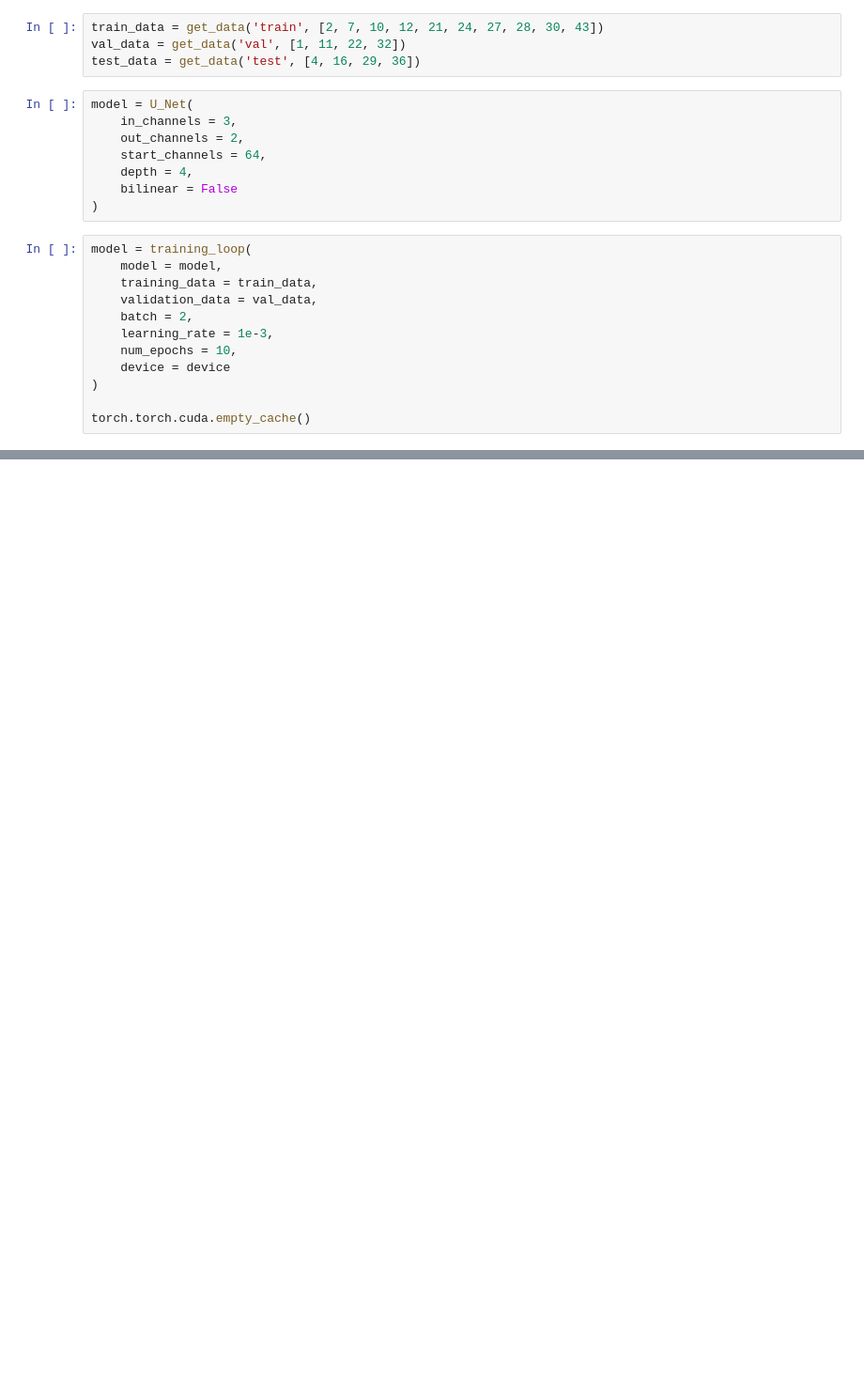
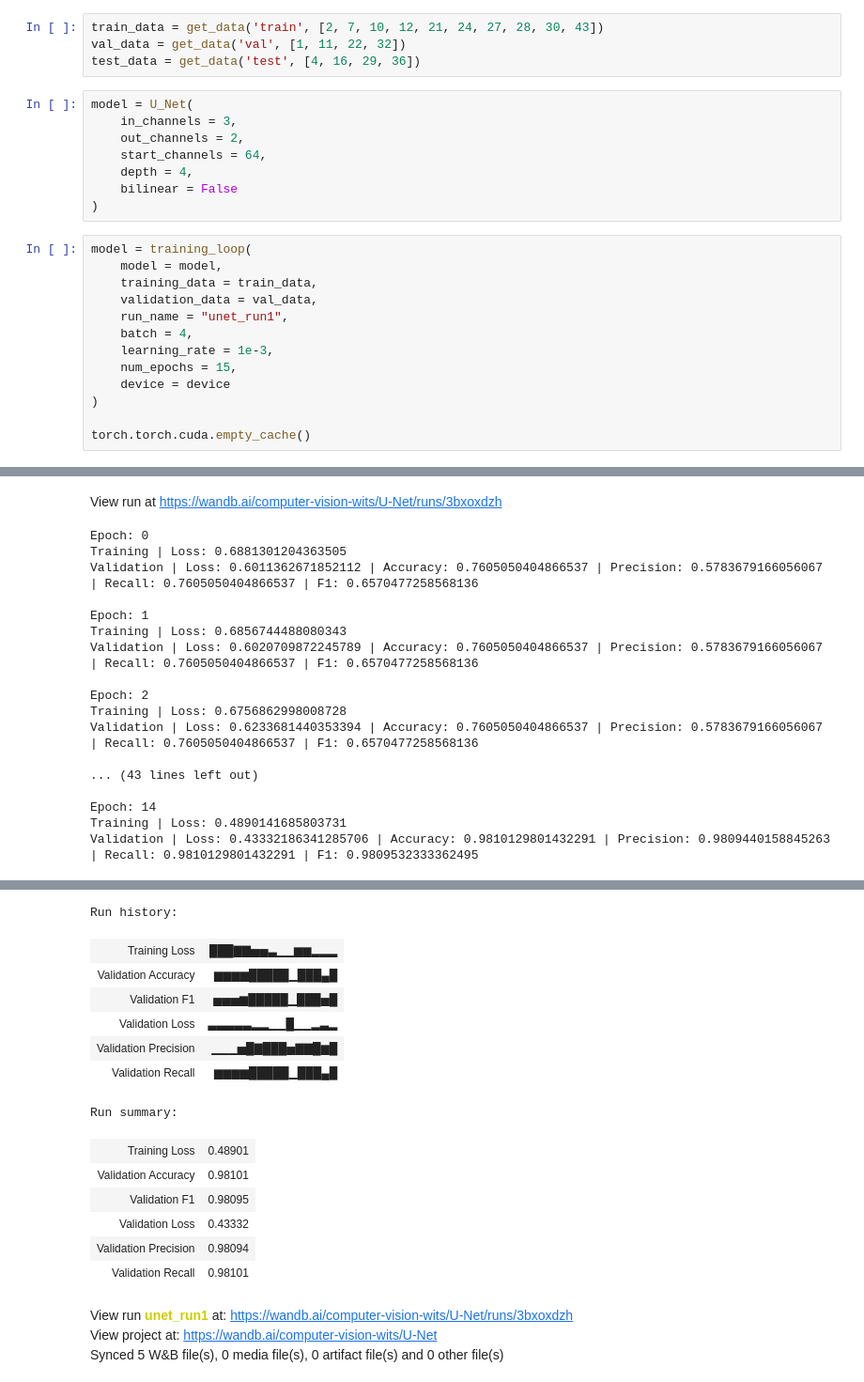
Before and after one commit to TumeloMkwambe/U-Net, a Jupyter notebook: main.ipynb, the cells around one changed output, grey strips where cells are left out. Shown: that part at 94% size. Cells and saved outputs as stored; diff of their text form; blank space fills up the shorter version.

```diff
--- a/main.ipynb
+++ b/main.ipynb
@@ -30,10 +48,12 @@ model = training_loop(
     model = model,
     training_data = train_data,
     validation_data = val_data,
-    batch = 2,
+    run_name = "unet_run1",
+    batch = 4,
     learning_rate = 1e-3,
-    num_epochs = 10,
+    num_epochs = 15,
     device = device
 )
 
 torch.torch.cuda.empty_cache()
+# %% [output]
@@ -39,0 +64,18 @@ torch.torch.cuda.empty_cache()
+View run at https://wandb.ai/computer-vision-wits/U-Net/runs/3bxoxdzh
+Epoch: 0
+Training | Loss: 0.6881301204363505
+Validation | Loss: 0.6011362671852112 | Accuracy: 0.7605050404866537 | Precision: 0.5783679166056067 | Recall: 0.7605050404866537 | F1: 0.6570477258568136
+
+Epoch: 1
+Training | Loss: 0.6856744488080343
+Validation | Loss: 0.6020709872245789 | Accuracy: 0.7605050404866537 | Precision: 0.5783679166056067 | Recall: 0.7605050404866537 | F1: 0.6570477258568136
+
+Epoch: 2
+Training | Loss: 0.6756862998008728
+Validation | Loss: 0.6233681440353394 | Accuracy: 0.7605050404866537 | Precision: 0.5783679166056067 | Recall: 0.7605050404866537 | F1: 0.6570477258568136
+
+... (43 lines left out)
+
+Epoch: 14
+Training | Loss: 0.4890141685803731
+Validation | Loss: 0.43332186341285706 | Accuracy: 0.9810129801432291 | Precision: 0.9809440158845263 | Recall: 0.9810129801432291 | F1: 0.9809532333362495
@@ -39,0 +83,17 @@ torch.torch.cuda.empty_cache()
+Run history:
+| Training Loss | ███▇▇▅▅▃▁▁▆▆▂▂▂ |
+| Validation Accuracy | ▆▆▆▆█████▁███▄█ |
+| Validation F1 | ▅▅▅▆█████▁███▅█ |
+| Validation Loss | ▃▃▃▃▃▂▂▁▁█▁▁▂▃▂ |
+| Validation Precision | ▁▁▁▅█▇███▅▇▇█▆█ |
+| Validation Recall | ▆▆▆▆█████▁███▄█ |
+Run summary:
+| Training Loss | 0.48901 |
+| Validation Accuracy | 0.98101 |
+| Validation F1 | 0.98095 |
+| Validation Loss | 0.43332 |
+| Validation Precision | 0.98094 |
+| Validation Recall | 0.98101 |
+View run unet_run1 at: https://wandb.ai/computer-vision-wits/U-Net/runs/3bxoxdzh
+View project at: https://wandb.ai/computer-vision-wits/U-Net
+Synced 5 W&B file(s), 0 media file(s), 0 artifact file(s) and 0 other file(s)
```
Also changed, not shown: parts of 9 cells of this notebook, 1 other file.
